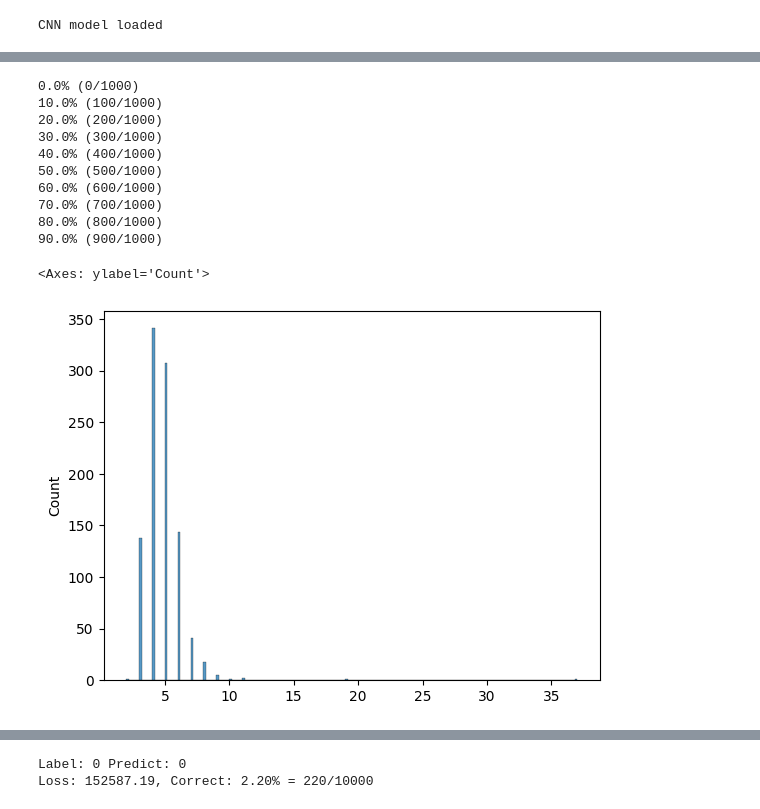
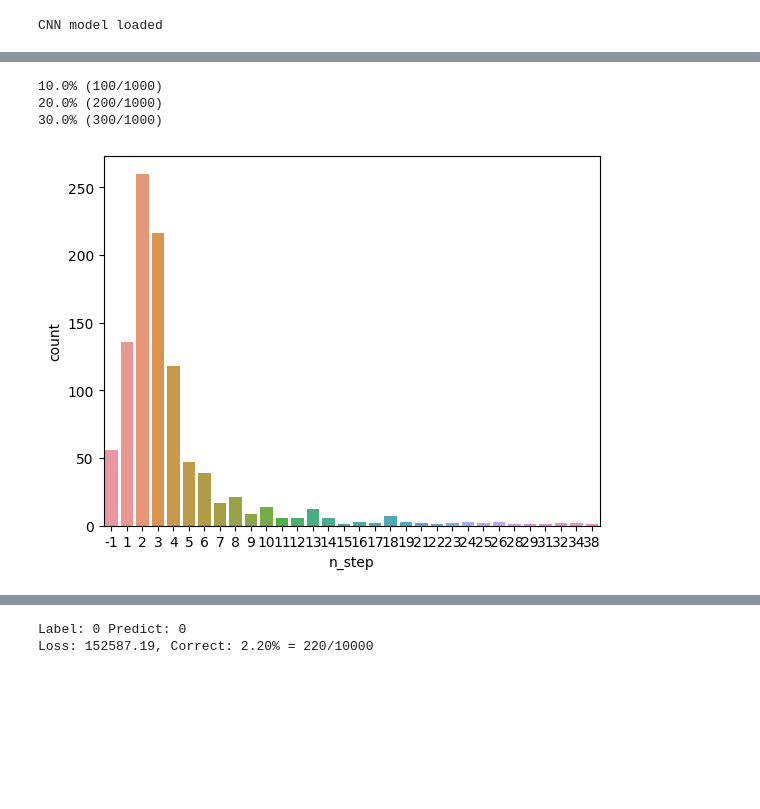
Before and after one commit to cramade/ae_detector, a Jupyter notebook: test.ipynb, the cells around one changed output, grey strips where cells are left out. Drawn from its saved outputs; the diff is of its cells as text; code cells hidden in the pictures; blank space fills up the shorter version.

```diff
--- a/test.ipynb
+++ b/test.ipynb
@@ -121,39 +76,44 @@ save_adv_imgs()
 # %%
-total = len(mnist.data_test) // 10
+def test_adv_imgs(images, divide=500, nb_iter=40, rand_init=True, verbose=False):
+  total = len(images) // divide
 
-def test_adv_imgs():
-  n_changed = []
-  adv_images = []
+  n_steps = []
+  attacked_images = []
+  labels = []
+  pred_ys = []
   for idx in range(0, total):
-    image, label = mnist.data_test[idx]
+    image, label = images[idx]
+    image = image.unsqueeze(0)
 
-    image = image.unsqueeze(0)
-    adv_image, n_steps = projected_gradient_descent(model, images, 0.1, 0.05, 40, np.inf)
+    #print(label)
+    adv_image, n_step, pred_y = projected_gradient_descent(model, image, 0.1, 0.05, nb_iter, np.inf, rand_init=rand_init, verbose=verbose)
 
-    adv_images.append(adv_image)
-    n_changed.append(n_steps)
-    if (idx % (total//10) == 0):
-      print(f"{100*idx/total}% ({idx}/{total})")
+    attacked_images.append(adv_image.squeeze(0))
+    labels.append(label)
+    n_steps.append(n_step)
+    pred_ys.append(pred_y)
+    if ((idx+1) % (total//10) == 0):
+      print(f"{100*(idx+1)/total}% ({idx+1}/{total})")
+      #print(f"Label: {label}, Pred: {torch.argmax(model(adv_image), 1).item()}, n_step: {n_step}")
 
-  return adv_images, n_changed
+  adv_images = AdvImages(attacked_images, labels)
 
-adv_images, n_changed = test_adv_imgs()
+  raw_data = {'idx': range(0, total), 'label': labels, 'pred_y': pred_ys, 'n_step': n_steps}
+  df = pd.DataFrame(raw_data)
+
+  return adv_images, df
+
+adv_images, df = test_adv_imgs(mnist.data_test, divide=10, verbose=False)
 # %% [output]
-0.0% (0/1000)
 10.0% (100/1000)
 20.0% (200/1000)
 30.0% (300/1000)
-40.0% (400/1000)
-50.0% (500/1000)
-60.0% (600/1000)
-70.0% (700/1000)
-80.0% (800/1000)
-90.0% (900/1000)
 # %%
 import seaborn as sns
 
 #sns.histplot(data=n_changed, kde=True)
-sns.histplot(data=n_changed)
+fig = sns.countplot(x='n_step', data=df)
+#fig = sns.histplot(data=n_changed)
+#fig.set_xticks(range(-1, 40, 5))
 # %% [output]
-<Axes: ylabel='Count'>
-[figure, old version]
+[figure, new version]
```
Also changed, not shown: parts of 9 cells of this notebook, 3 other files.
